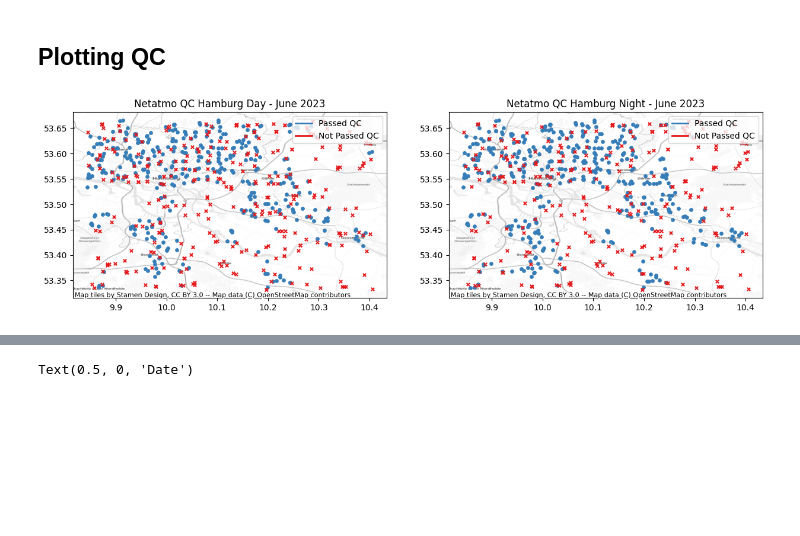
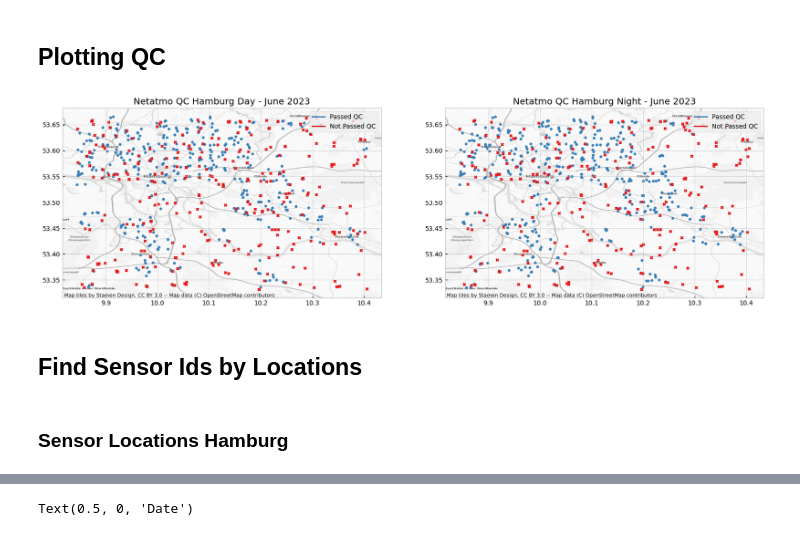
Before and after one commit to IanBuck-dev/master-thesis-data-science, a Jupyter notebook: point-interpolation.ipynb, the cells around one changed output, grey strips where cells are left out. Saved outputs shown, nothing was run; the diff lists cells and outputs as text; code cells hidden in the pictures; blank space fills up the shorter version.

```diff
--- a/point-interpolation.ipynb
+++ b/point-interpolation.ipynb
@@ -31,36 +72,45 @@ rest_gdf = qc_gdf[qc_gdf['m5'] == False]
 # %% [markdown]
 ## Plotting QC
 # %%
-def plot_qc_locations(gdf1, gdf2, title, ax):
+def plot_qc_locations(gdf1, gdf2, title, ax, crs):
     gdf1.plot(marker='o', ax=ax, markersize=15, color='#377eb8')
     gdf2.plot(marker='x', ax=ax, markersize=15, color='#e41a1c' )
 
     custom_lines = [Line2D([0], [0], color='#377eb8', lw=2),
                     Line2D([0], [0], color='#e41a1c', lw=2)]
 
     ax.legend(handles=custom_lines, labels=['Passed QC', 'Not Passed QC'], loc='upper right')
 
-# Set axis title and add basemap
+    # Set axis title and add basemap
     ax.set_title(title)
     ctx.add_basemap(
         ax,
-        crs=crs_plot,
+        crs=crs,
         alpha=0.7,
         source=ctx.providers.Stamen.TonerLite
     )
 
-# Plot gdf
-fig, ax = plt.subplots(1, 2, figsize=(15,10))
+def plot_qc_locations_for_city(city, provider, crs):
 
-# Filter by time because first time everything is false
-m5_gdf_day = m5_gdf[m5_gdf['time'] == '2023-06-19 14:00:00']
-rest_gdf_day = rest_gdf[rest_gdf['time'] == '2023-06-19 14:00:00']
+    # Plot gdf
+    fig, ax = plt.subplots(1, 2, figsize=(20,15))
 
-plot_qc_locations(m5_gdf_day, rest_gdf_day, 'Netatmo QC Hamburg Day - June 2023', ax[0])
+    # Filter by time because first time everything is false
+    m5_gdf_day = m5_gdf[m5_gdf['time'] == '2023-06-19 14:00:00']
+    rest_gdf_day = rest_gdf[rest_gdf['time'] == '2023-06-19 14:00:00']
 
-m5_gdf_night = m5_gdf[m5_gdf['time'] == '2023-06-19 02:00:00']
-rest_gdf_night = rest_gdf[rest_gdf['time'] == '2023-06-19 02:00:00']
+    plot_qc_locations(m5_gdf_day, rest_gdf_day, f'{provider} QC {city} Day - June 2023', ax[0], crs)
 
-plot_qc_locations(m5_gdf_night, rest_gdf_night, 'Netatmo QC Hamburg Night - June 2023', ax[1])
+    m5_gdf_night = m5_gdf[m5_gdf['time'] == '2023-06-19 02:00:00']
+    rest_gdf_night = rest_gdf[rest_gdf['time'] == '2023-06-19 02:00:00']
+
+    plot_qc_locations(m5_gdf_night, rest_gdf_night, f'{provider} QC {city} Night - June 2023', ax[1], crs)
+
+# plot_qc_locations_for_city('Stuttgart', 'Sensor.Community', crs_stuttgart)
+plot_qc_locations_for_city('Hamburg', 'Netatmo', crs_stuttgart)
 # %% [output]
-[figure, old version]
+[figure, new version]
+# %% [markdown]
+## Find Sensor Ids by Locations
+# %% [markdown]
+### Sensor Locations Hamburg
```
Also changed, not shown: parts of 16 cells of this notebook.
